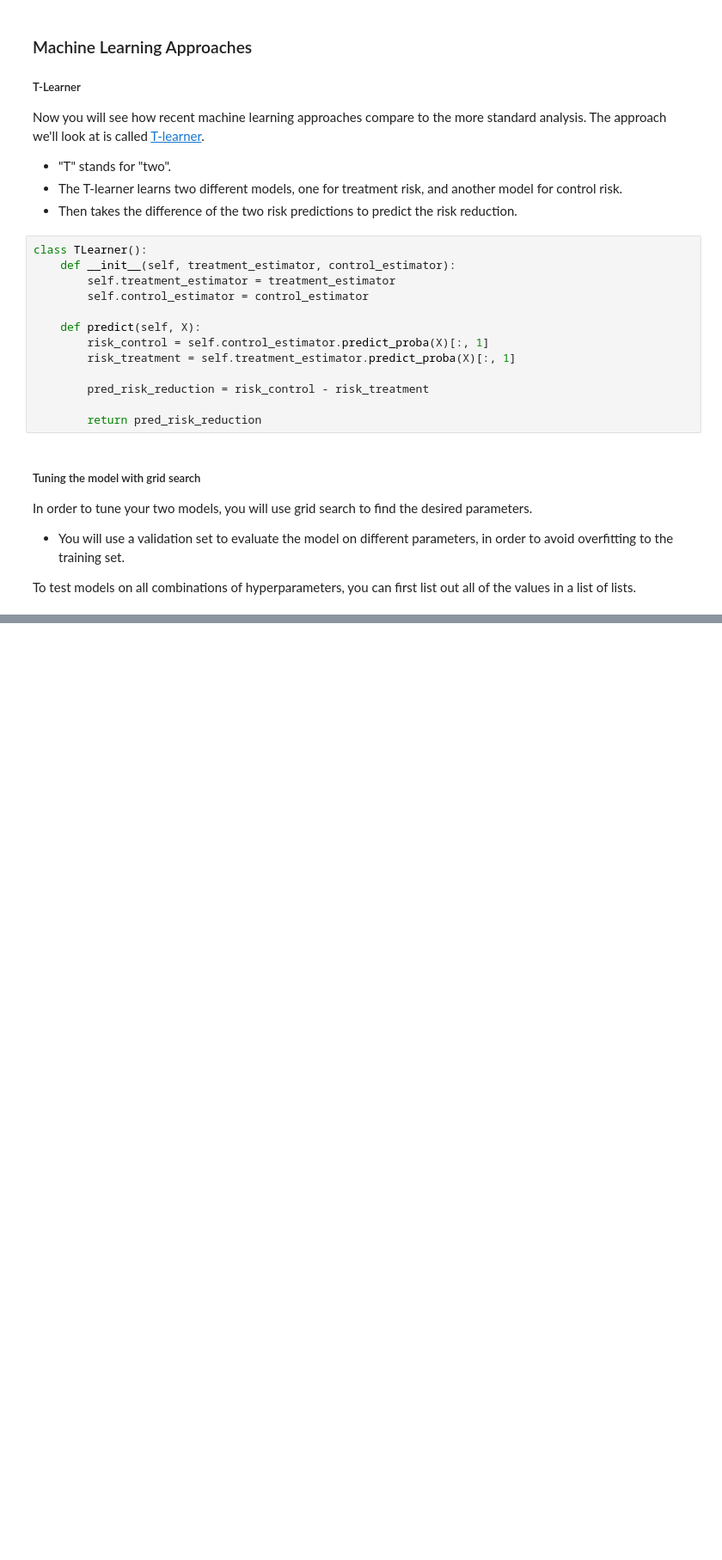
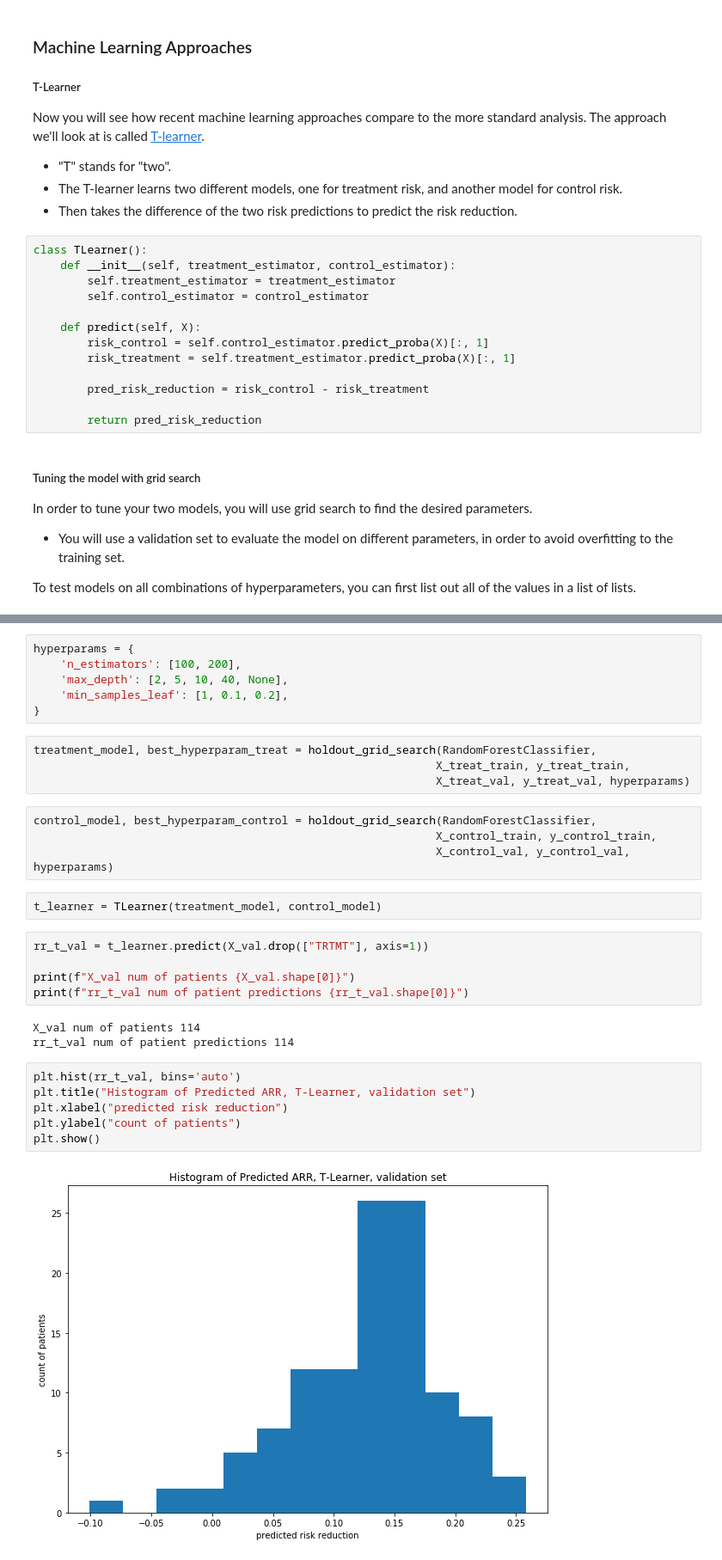
Before and after one commit to david-l-morton/ML-Projects, a Jupyter notebook: Medicine/C3_W1. Estimating Treatment Effect Using Machine Learning.ipynb, the cells around one changed output, grey strips where cells are left out. Shown at 86% size. Drawn from its saved outputs; the diff is of its cells as text; blank space fills up the shorter version.

```diff
--- a/Medicine/C3_W1. Estimating Treatment Effect Using Machine Learning.ipynb
+++ b/Medicine/C3_W1. Estimating Treatment Effect Using Machine Learning.ipynb
@@ -517,0 +590,32 @@ def holdout_grid_search(clf, X_train_hp, y_train_hp, X_val_hp, y_val_hp, hyperpa
+# %%
+hyperparams = {
+    'n_estimators': [100, 200],
+    'max_depth': [2, 5, 10, 40, None],
+    'min_samples_leaf': [1, 0.1, 0.2],
+}
+# %%
+treatment_model, best_hyperparam_treat = holdout_grid_search(RandomForestClassifier,
+                                                            X_treat_train, y_treat_train,
+                                                            X_treat_val, y_treat_val, hyperparams)
+# %%
+control_model, best_hyperparam_control = holdout_grid_search(RandomForestClassifier,
+                                                            X_control_train, y_control_train,
+                                                            X_control_val, y_control_val, hyperparams)
+# %%
+t_learner = TLearner(treatment_model, control_model)
+# %%
+rr_t_val = t_learner.predict(X_val.drop(["TRTMT"], axis=1))
+
+print(f"X_val num of patients {X_val.shape[0]}")
+print(f"rr_t_val num of patient predictions {rr_t_val.shape[0]}")
+# %% [output]
+X_val num of patients 114
+rr_t_val num of patient predictions 114
+# %%
+plt.hist(rr_t_val, bins='auto')
+plt.title("Histogram of Predicted ARR, T-Learner, validation set")
+plt.xlabel("predicted risk reduction")
+plt.ylabel("count of patients")
+plt.show()
+# %% [output]
+[figure, added]
```
Also changed, not shown: parts of 22 cells of this notebook, 1 other file.
